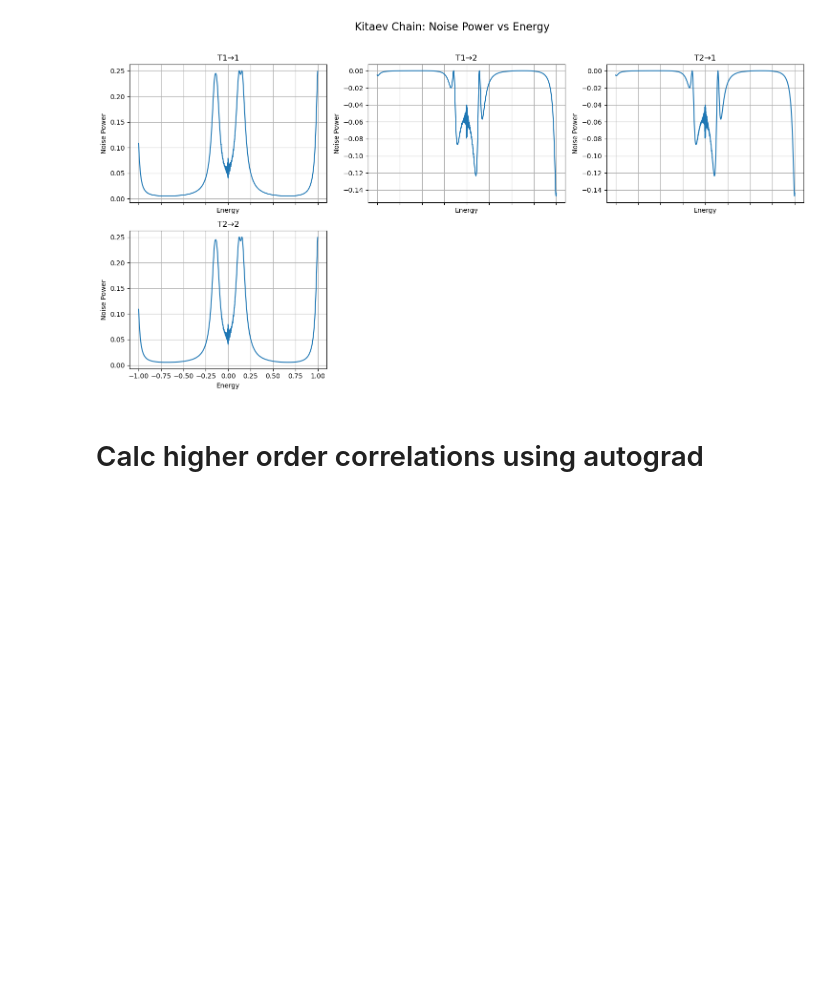
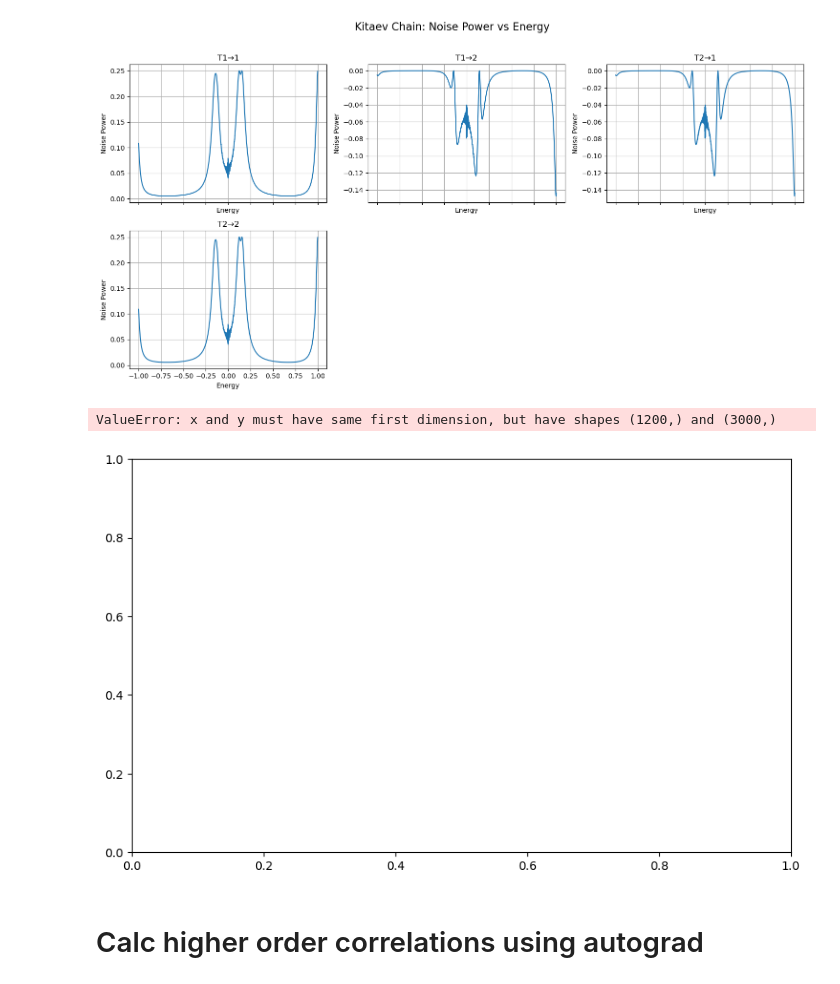
Before and after one commit to hepzanechen/counting-field-on-lattice, a Jupyter notebook: test_kitaev.ipynb, the cells around one changed output. Drawn from its saved outputs; the diff is of its cells as text; code cells hidden in the pictures; blank space fills up the shorter version.

```diff
--- a/test_kitaev.ipynb
+++ b/test_kitaev.ipynb
@@ -236,6 +236,19 @@ plot_all_transport_quantities(
 [figure]
 [figure]
 [figure]
+# %%
+# Plot autograd gradients
+from dataplot.transport_plot import plot_all_gradients
+
+plot_all_gradients(
+    E_values=E,
+    gradient_data=combined_results_autograd,
+    save_dir=os.path.join(results_dir, "autograd_gradient_plots"),
+    title_prefix="Kitaev Chain: "
+)
+# %% [output]
+ValueError: x and y must have same first dimension, but have shapes (1200,) and (3000,)
+[figure, added]
 # %% [markdown]
 # Calc higher order correlations using autograd
 # %%
```
Also changed, not shown: 2 other files.
